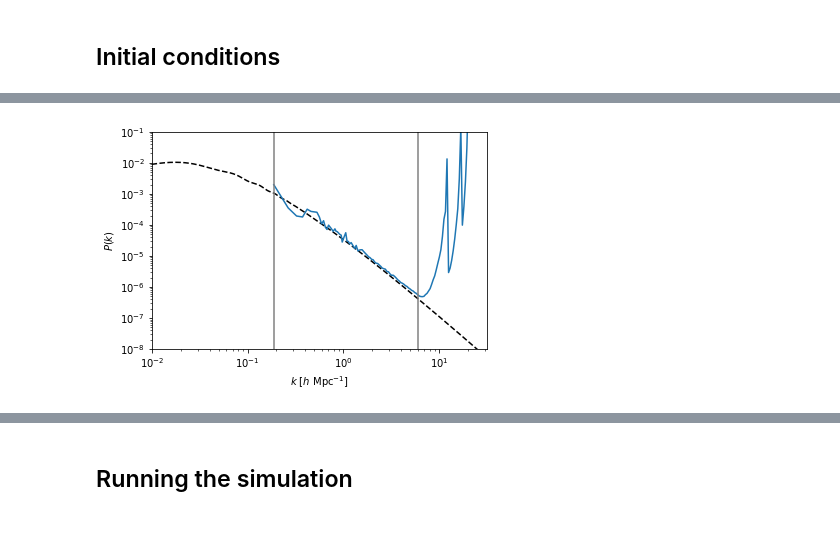
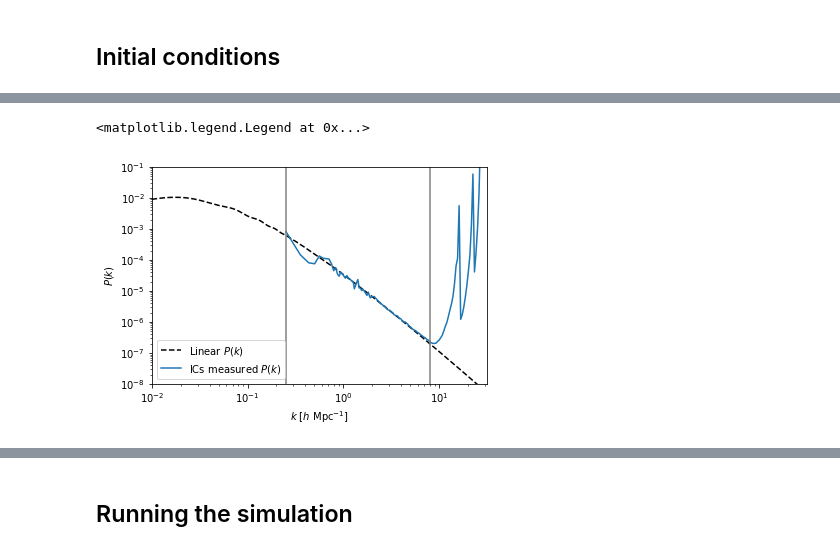
Before and after one commit to Shaun-T-Brown/Summer_school, a Jupyter notebook: Session_2/Worksheet_2.ipynb, the cells around one changed output, grey strips where cells are left out. Cells and saved outputs as stored; diff of their text form; code cells hidden in the pictures.

```diff
--- a/Session_2/Worksheet_2.ipynb
+++ b/Session_2/Worksheet_2.ipynb
@@ -151,31 +169,33 @@ This should output a file that `PK-DM-*`. We can now compare this to the power s
 # %%
-N = 64 #number of particel per dimension
-boxsize = 50 #boxsize
+N = 64 #number of particles per dimension
+boxsize = 25 #boxsize
 
-h = 0.669
-pk_lin = np.loadtxt('../ICs/L025N064_DMONLY/input_powerspec.txt')
-pk_sim = np.loadtxt('/cosma/home/dp004/dc-brow5/Python_Code/Summer_school/ICs/L025N064_DMONLY/PK-DM-ics_gadget.hdf5')
+h = 0.67321
+pk_lin = np.loadtxt('./ICs/input_powerspec.txt')
+pk_sim = np.loadtxt('./ICs/PK-DM-ics.txt')
 
-pk_sim[:,0] *= 2*np.pi/boxsize /h
-pk_sim[:,1] *= boxsize**3/(2*np.pi)**3 *h**3
+#convert from the units used to measure PK (this is specfic to this file)
+pk_sim[:,0] *= 2*np.pi/boxsize
+pk_sim[:,1] *= boxsize**3/(2*np.pi)**3
 
 
 plt.figure()
-plt.plot(pk_lin[:,0],pk_lin[:,1],'k--',label='Linear pk')
-plt.plot(pk_sim[:,0],pk_sim[:,1],label='ICs')
+plt.plot(pk_lin[:,0],pk_lin[:,1],'k--',label='Linear $P(k)$')
+plt.plot(pk_sim[:,0],pk_sim[:,1],label='ICs measured $P(k)$')
 #let's also plot the fundametal mode and the nyquist frequncy
-k_fund = 2*np.pi/boxsize /h
-k_nyq = (np.pi*N/boxsize /h)
+k_fund = 2*np.pi/boxsize
+k_nyq = (np.pi*N/boxsize)
 plt.plot(np.ones(2)*k_fund,np.array([10**-8,10**-1]),color='gray')
 plt.plot(np.ones(2)*k_nyq,np.array([10**-8,10**-1]),color='gray')
 plt.xscale('log')
 plt.yscale('log')
 
 plt.xlim(10**-2,10**1.5)
 plt.ylim(10**-8,10**-1)
 plt.xlabel('$k$ [$h$ Mpc$^{-1}$]')
 plt.ylabel('$P(k)$')
-plt.show()
+plt.legend()
 # %% [output]
+<matplotlib.legend.Legend at 0x...>
-[figure, old version]
+[figure, new version]
 # %% [markdown]
```
Also changed, not shown: parts of 29 cells of this notebook, 11 other files.
